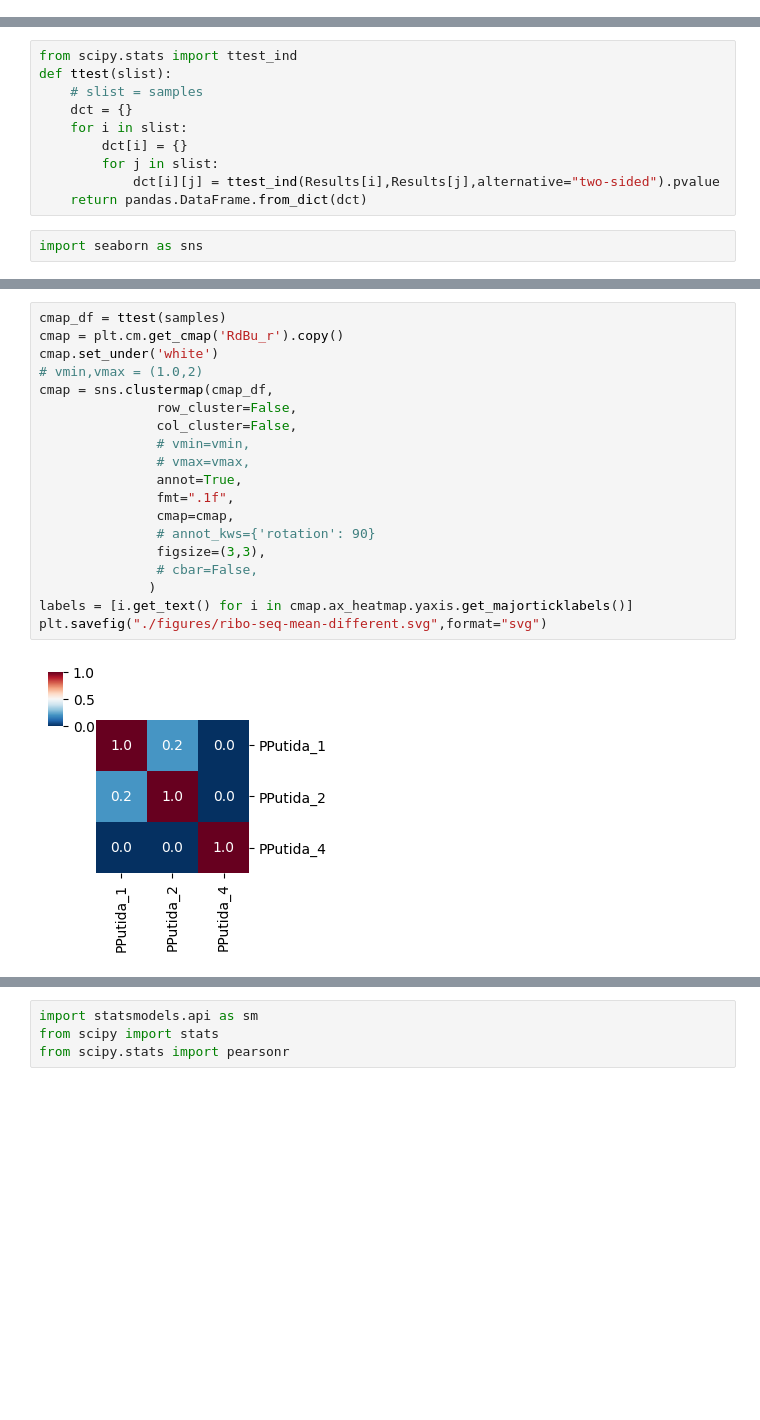
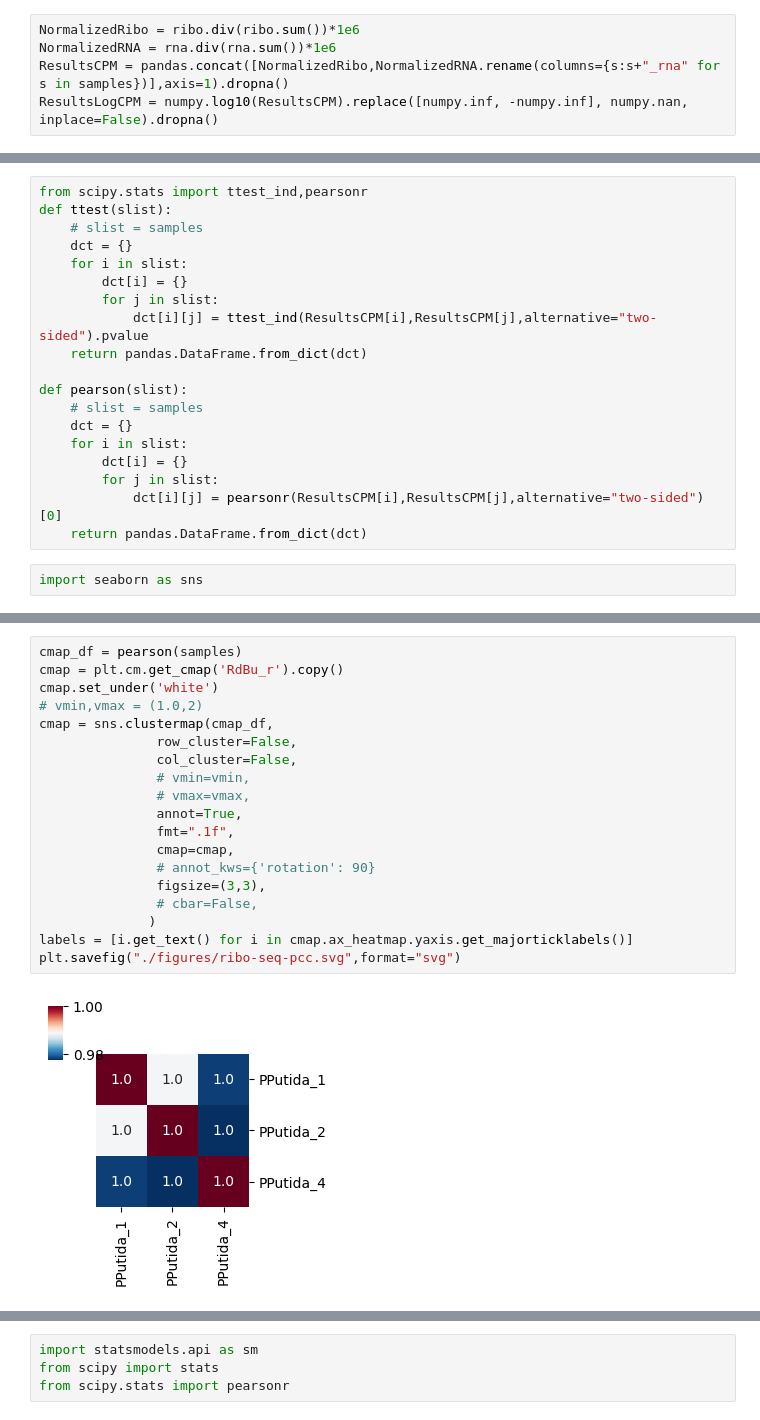
Before and after one commit to jdtibochab/pputidame, a Jupyter notebook: 1.1.OmicsOverview.ipynb, the cells around one changed output, grey strips where cells are left out. Cells and saved outputs as stored; diff of their text form; blank space fills up the shorter version.

```diff
--- a/1.1.OmicsOverview.ipynb
+++ b/1.1.OmicsOverview.ipynb
@@ -35,6 +37,11 @@ ResultsLog = numpy.log10(Results).replace([numpy.inf, -numpy.inf], numpy.nan, in
 samples = ["PPutida_1","PPutida_2","PPutida_4"]
 rna_samples = [s+"_rna" for s in samples]
 colors = ["#2b83ba","#66bd63","#fdae61"]
+# %%
+NormalizedRibo = ribo.div(ribo.sum())*1e6
+NormalizedRNA = rna.div(rna.sum())*1e6
+ResultsCPM = pandas.concat([NormalizedRibo,NormalizedRNA.rename(columns={s:s+"_rna" for s in samples})],axis=1).dropna()
+ResultsLogCPM = numpy.log10(ResultsCPM).replace([numpy.inf, -numpy.inf], numpy.nan, inplace=False).dropna()
 # %%
 import seaborn as sns
 # %%
@@ -71,14 +109,23 @@ fig.savefig("./figures/omics-distributions.svg")
 # %% [markdown]
 ### Comparing
 # %%
-from scipy.stats import ttest_ind
+from scipy.stats import ttest_ind,pearsonr
 def ttest(slist):
     # slist = samples
     dct = {}
     for i in slist:
         dct[i] = {}
         for j in slist:
-            dct[i][j] = ttest_ind(Results[i],Results[j],alternative="two-sided").pvalue
+            dct[i][j] = ttest_ind(ResultsCPM[i],ResultsCPM[j],alternative="two-sided").pvalue
     return pandas.DataFrame.from_dict(dct)
+
+def pearson(slist):
+    # slist = samples
+    dct = {}
+    for i in slist:
+        dct[i] = {}
+        for j in slist:
+            dct[i][j] = pearsonr(ResultsCPM[i],ResultsCPM[j],alternative="two-sided")[0]
+    return pandas.DataFrame.from_dict(dct)
 # %%
 import seaborn as sns
@@ -106,21 +178,21 @@ plt.savefig("./figures/rna-seq-mean-different.svg",format="svg")
 # %%
-cmap_df = ttest(samples)
+cmap_df = pearson(samples)
 cmap = plt.cm.get_cmap('RdBu_r').copy()
 cmap.set_under('white')
 # vmin,vmax = (1.0,2)
 cmap = sns.clustermap(cmap_df,
                row_cluster=False,
                col_cluster=False,
                # vmin=vmin,
                # vmax=vmax,
                annot=True,
                fmt=".1f",
                cmap=cmap,
                # annot_kws={'rotation': 90}
                figsize=(3,3),
                # cbar=False,
               )
 labels = [i.get_text() for i in cmap.ax_heatmap.yaxis.get_majorticklabels()]
-plt.savefig("./figures/ribo-seq-mean-different.svg",format="svg")
+plt.savefig("./figures/ribo-seq-pcc.svg",format="svg")
 # %% [output]
-[figure, old version]
+[figure, new version]
```
Also changed, not shown: parts of 9 cells of this notebook, 45 other files.
